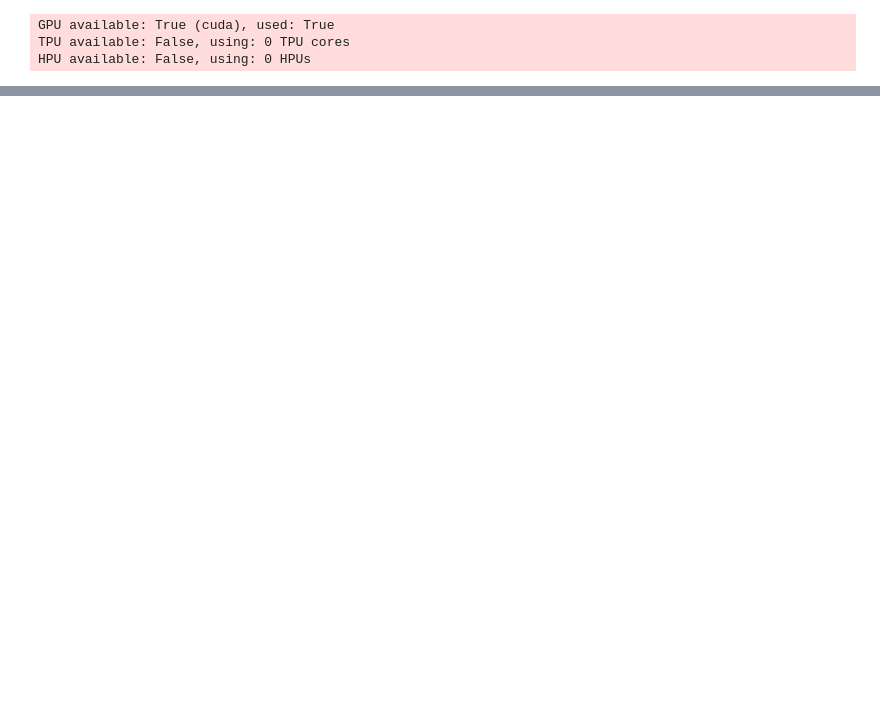
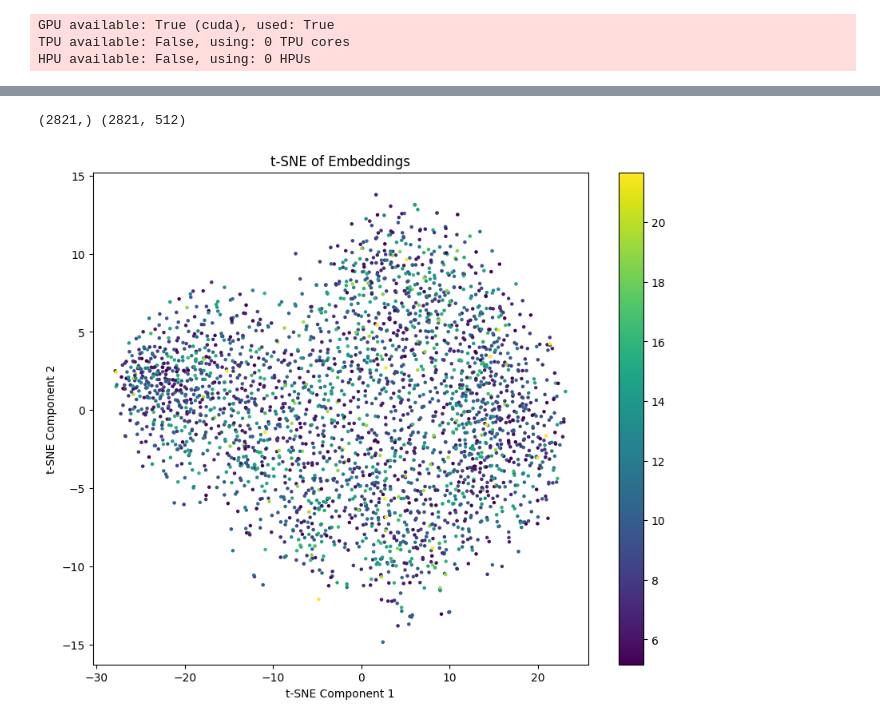
Before and after one commit to sccn/eeg-ssl, a Jupyter notebook: notebooks/CPC_evaluation.ipynb, the cells around one changed output, grey strips where cells are left out. Cells and saved outputs as stored; diff of their text form; code cells hidden in the pictures; blank space fills up the shorter version.

```diff
--- a/notebooks/CPC_evaluation.ipynb
+++ b/notebooks/CPC_evaluation.ipynb
@@ -153,0 +296,51 @@ plot_metrics(version_scores, metrics, attributes, ['0cu5slnx', '3k5y24ev'])
+# %%
+val_dataloader = litDataModule.val_dataloader()
+labels = []
+embeddings = []
+for batch in val_dataloader:
+    x = batch[0].to('cuda')
+    z = cpc_model.encoder(x)
+    batch_size, feat, samples = z.shape
+    Y, subjects = batch[1], batch[3]
+
+    c = cpc_model.contextualizer(z)
+
+    c_last = c[:, :, -1]
+    embeddings.append(c_last.cpu().detach().numpy())
+    labels.append(Y.cpu().detach().numpy())
+# %%
+labels = np.concatenate(labels)
+embeddings = np.concatenate(embeddings)
+print(labels.shape, embeddings.shape)
+# %% [output]
+(2821,) (2821, 512)
+# %%
+# plot the embeddings using t-SNE and color by the labels using their histogram bins
+from sklearn.manifold import TSNE
+from sklearn.preprocessing import StandardScaler
+from sklearn.decomposition import PCA
+import matplotlib.pyplot as plt
+def plot_tsne(embeddings, labels, n_components=2):
+    # Standardize the data
+    # scaler = StandardScaler()
+    # embeddings = scaler.fit_transform(embeddings)
+
+    # # Reduce the dimensionality of the data using PCA
+    # pca = PCA(n_components=n_components)
+    # embeddings_pca = pca.fit_transform(embeddings)
+
+    # Create a t-SNE object and fit it to the PCA-reduced data
+    tsne = TSNE(n_components=n_components, perplexity=60, n_iter=10000)
+    embeddings_tsne = tsne.fit_transform(embeddings)
+
+    # Create a scatter plot of the t-SNE results
+    plt.figure(figsize=(10, 8))
+    plt.scatter(embeddings_tsne[:, 0], embeddings_tsne[:, 1], c=labels, cmap='viridis', s=5)
+    plt.colorbar()
+    plt.title('t-SNE of Embeddings')
+    plt.xlabel('t-SNE Component 1')
+    plt.ylabel('t-SNE Component 2')
+    plt.show()
+plot_tsne(embeddings, labels, n_components=2)
+# %% [output]
+[figure, added]
```
Also changed, not shown: parts of 31 cells of this notebook, 19 other files.
